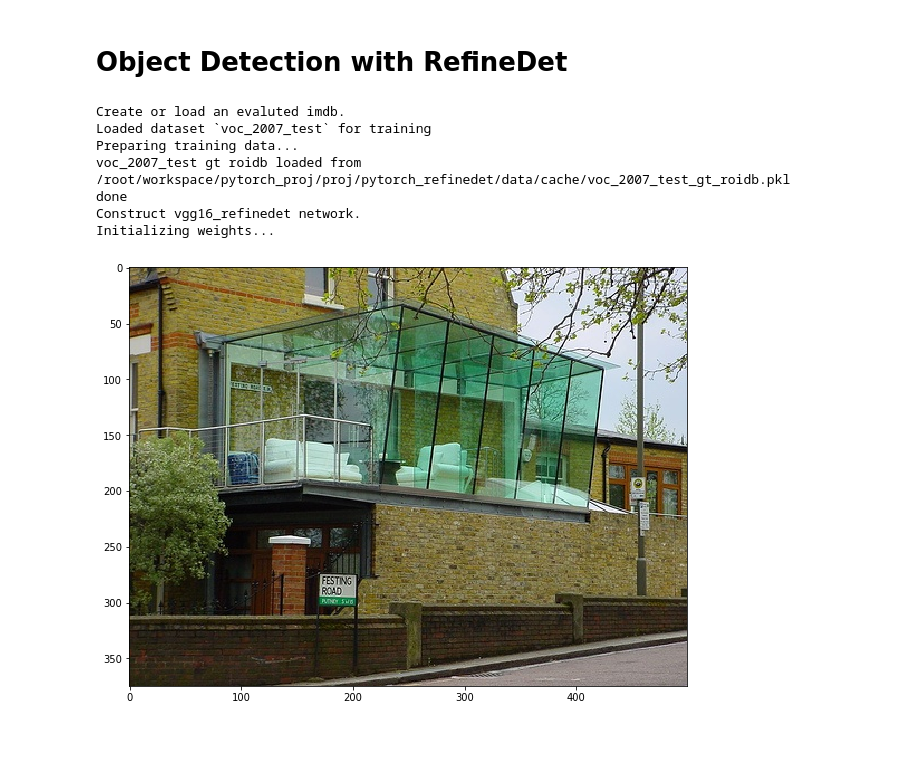
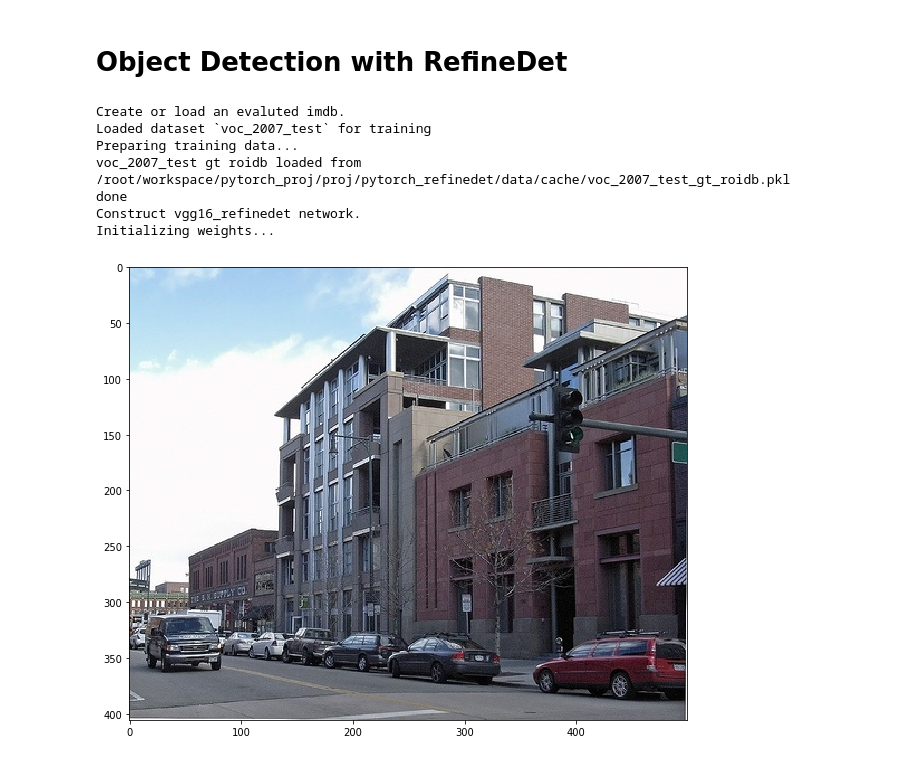
Before and after one commit to dd604/refinedet.pytorch, a Jupyter notebook: demo/demo.ipynb, the cells around one changed output. Cells and saved outputs as stored; diff of their text form; code cells hidden in the pictures.

```diff
--- a/demo/demo.ipynb
+++ b/demo/demo.ipynb
@@ -43,35 +43,35 @@ num_classes = imdb.num_classes
 print('Construct {}_refinedet network.'.format(base_network))
 refinedet = VGGRefineDet(cfg['num_classes'], cfg)
 refinedet.create_architecture()
 # For CPU
 net = refinedet
 # For GPU/GPUs
 if is_gpu:
     net = refinedet.cuda()
     cudnn.benchmark = True
 # Load weights
 net.load_weights(model_path)
 net.eval()
 
 
 # Select an image.
-idx = 2
+idx = 3
 img_path = imdb.image_path_at(idx)
 image = cv2.imread(img_path, cv2.IMREAD_COLOR)
 rgb_image = cv2.cvtColor(image, cv2.COLOR_BGR2RGB)
 # View the sampled input image before transform
 plt.figure(figsize=(10,10))
 plt.imshow(rgb_image)
 plt.show()
 # %% [output]
 Create or load an evaluted imdb.
 Loaded dataset `voc_2007_test` for training
 Preparing training data...
 voc_2007_test gt roidb loaded from /root/workspace/pytorch_proj/proj/pytorch_refinedet/data/cache/voc_2007_test_gt_roidb.pkl
 done
 Construct vgg16_refinedet network.
 Initializing weights...
-[figure, old version]
+[figure, new version]
 # %%
 # Preprocess
 norm_image = cv2.resize(image, (320, 320)).astype(np.float32)
```
Also changed, not shown: parts of 1 cell of this notebook, 1 other file.
